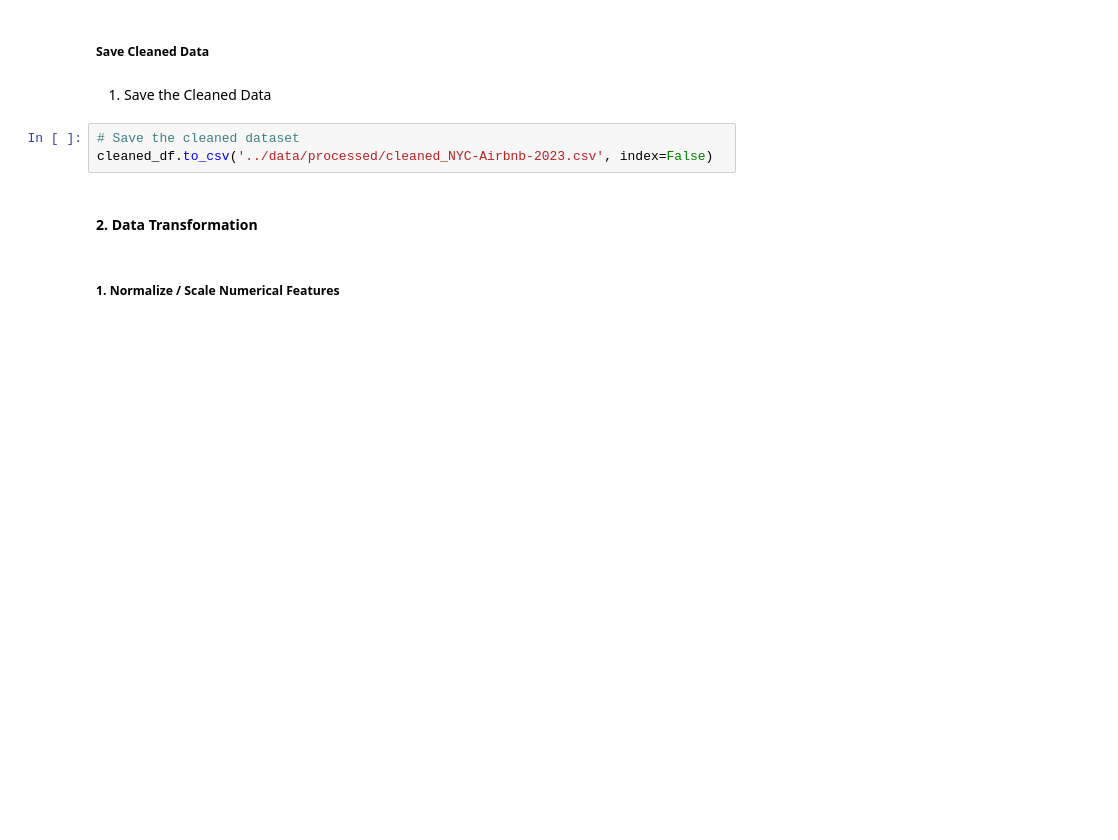
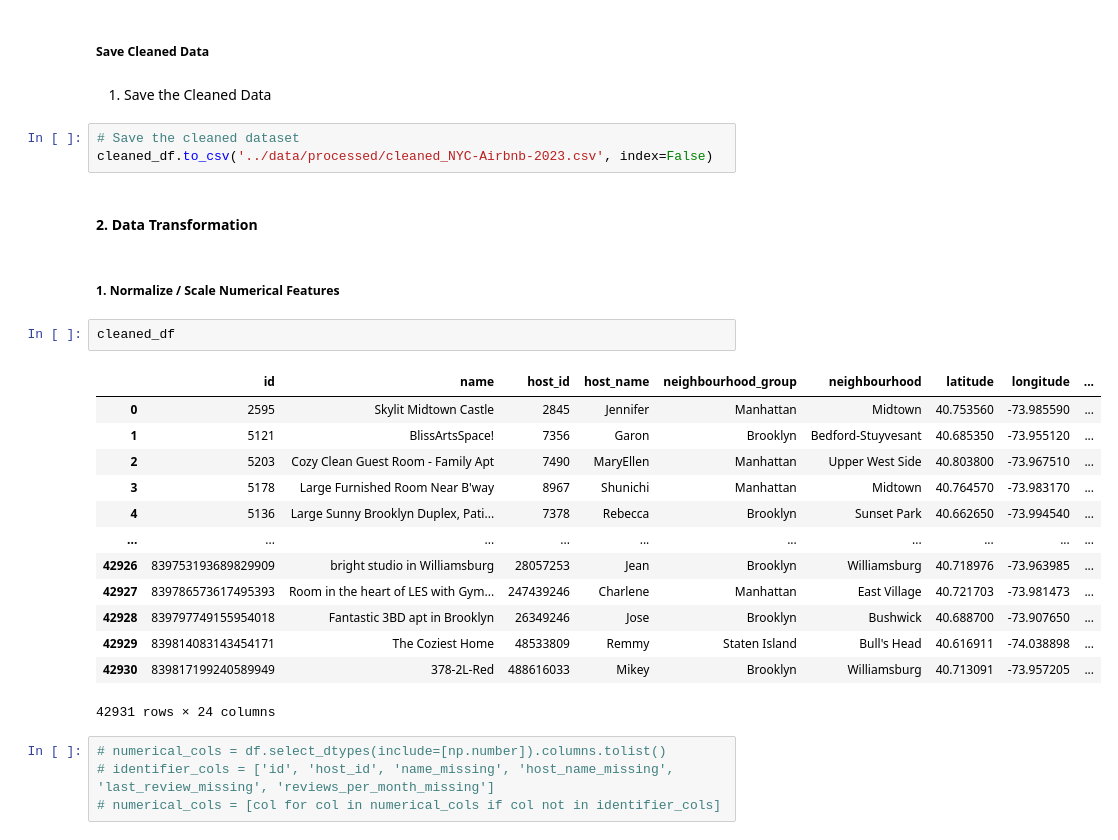
Before and after one commit to mts205/NYC-Airbnb-EDA, a Jupyter notebook: notebooks/data-preprocessing.ipynb, the cells around one changed output. Drawn from its saved outputs; the diff is of its cells as text; blank space fills up the shorter version.

```diff
--- a/notebooks/data-preprocessing.ipynb
+++ b/notebooks/data-preprocessing.ipynb
@@ -748,3 +765,23 @@ cleaned_df.to_csv('../data/processed/cleaned_NYC-Airbnb-2023.csv', index=False)
 #### 2.	Data Transformation
 # %% [markdown]
 ##### 1. Normalize / Scale Numerical Features
+# %%
+cleaned_df
+# %% [output]
+|  | id | name | host_id | host_name | neighbourhood_group | neighbourhood | latitude | longitude | ... |
+| 0 | 2595 | Skylit Midtown Castle | 2845 | Jennifer | Manhattan | Midtown | 40.753560 | -73.985590 | ... |
+| 1 | 5121 | BlissArtsSpace! | 7356 | Garon | Brooklyn | Bedford-Stuyvesant | 40.685350 | -73.955120 | ... |
+| 2 | 5203 | Cozy Clean Guest Room - Family Apt | 7490 | MaryEllen | Manhattan | Upper West Side | 40.803800 | -73.967510 | ... |
+| 3 | 5178 | Large Furnished Room Near B'way | 8967 | Shunichi | Manhattan | Midtown | 40.764570 | -73.983170 | ... |
+| 4 | 5136 | Large Sunny Brooklyn Duplex, Pati... | 7378 | Rebecca | Brooklyn | Sunset Park | 40.662650 | -73.994540 | ... |
+| ... | ... | ... | ... | ... | ... | ... | ... | ... | ... |
+| 42926 | 839753193689829909 | bright studio in Williamsburg | 28057253 | Jean | Brooklyn | Williamsburg | 40.718976 | -73.963985 | ... |
+| 42927 | 839786573617495393 | Room in the heart of LES with Gym... | 247439246 | Charlene | Manhattan | East Village | 40.721703 | -73.981473 | ... |
+| 42928 | 839797749155954018 | Fantastic 3BD apt in Brooklyn | 26349246 | Jose | Brooklyn | Bushwick | 40.688700 | -73.907650 | ... |
+| 42929 | 839814083143454171 | The Coziest Home | 48533809 | Remmy | Staten Island | Bull's Head | 40.616911 | -74.038898 | ... |
+| 42930 | 839817199240589949 | 378-2L-Red | 488616033 | Mikey | Brooklyn | Williamsburg | 40.713091 | -73.957205 | ... |
+42931 rows × 24 columns
+# %%
+# numerical_cols = df.select_dtypes(include=[np.number]).columns.tolist()
+# identifier_cols = ['id', 'host_id', 'name_missing', 'host_name_missing', 'last_review_missing', 'reviews_per_month_missing']
+# numerical_cols = [col for col in numerical_cols if col not in identifier_cols]
```
Also changed, not shown: parts of 42 cells of this notebook.
